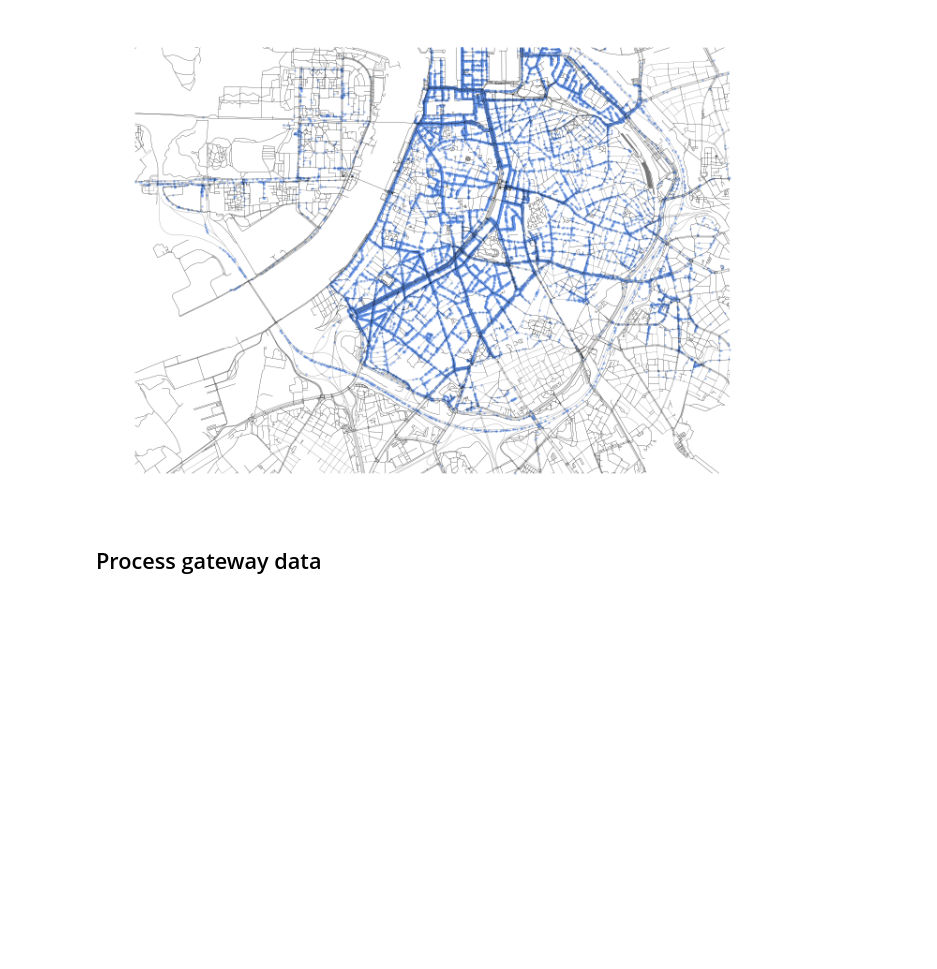
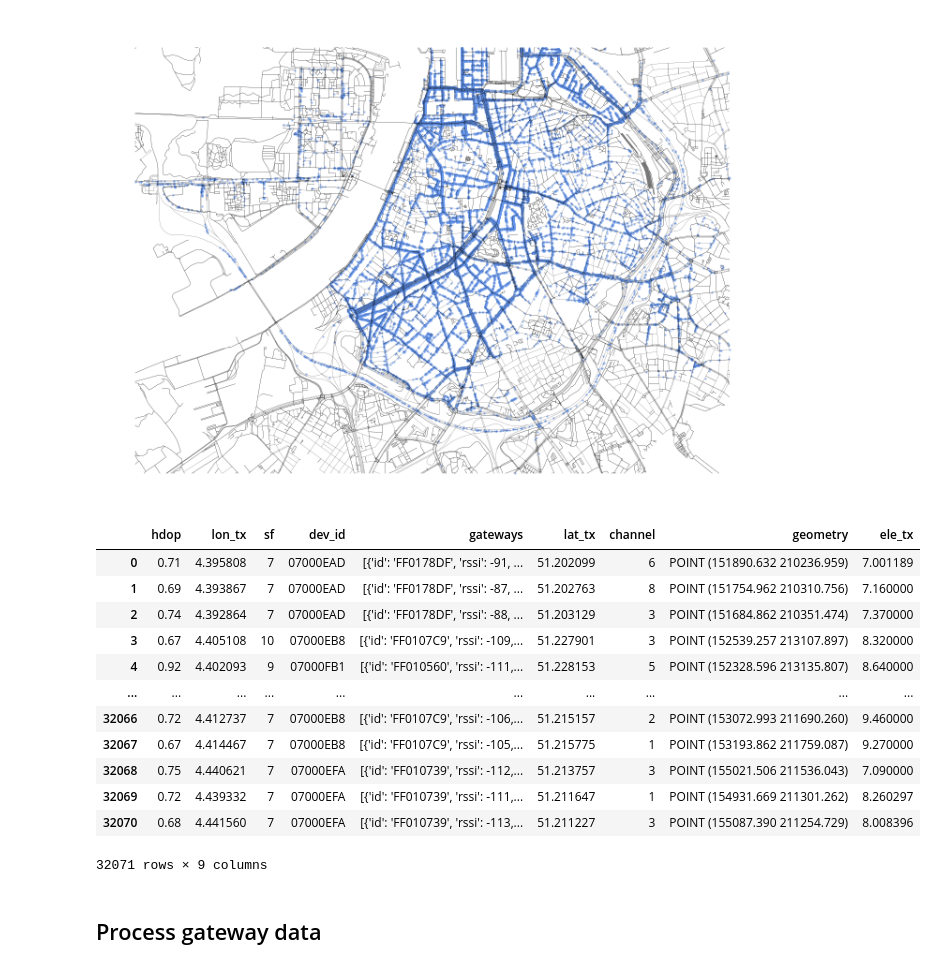
Before and after one commit to seaarts/proppy, a Jupyter notebook: examples/antwerp/make_linkdata.ipynb, the cells around one changed output. Saved outputs shown, nothing was run; the diff lists cells and outputs as text; code cells hidden in the pictures; blank space fills up the shorter version.

```diff
--- a/examples/antwerp/make_linkdata.ipynb
+++ b/examples/antwerp/make_linkdata.ipynb
@@ -123,6 +123,22 @@ plt.axis("off")
 plt.show()
 # %% [output]
 [figure]
+# %%
+uplinks
+# %% [output]
+|  | hdop | lon_tx | sf | dev_id | gateways | lat_tx | channel | geometry | ele_tx |
+| 0 | 0.71 | 4.395808 | 7 | 07000EAD | [{'id': 'FF0178DF', 'rssi': -91, ... | 51.202099 | 6 | POINT (151890.632 210236.959) | 7.001189 |
+| 1 | 0.69 | 4.393867 | 7 | 07000EAD | [{'id': 'FF0178DF', 'rssi': -87, ... | 51.202763 | 8 | POINT (151754.962 210310.756) | 7.160000 |
+| 2 | 0.74 | 4.392864 | 7 | 07000EAD | [{'id': 'FF0178DF', 'rssi': -88, ... | 51.203129 | 3 | POINT (151684.862 210351.474) | 7.370000 |
+| 3 | 0.67 | 4.405108 | 10 | 07000EB8 | [{'id': 'FF0107C9', 'rssi': -109,... | 51.227901 | 3 | POINT (152539.257 213107.897) | 8.320000 |
+| 4 | 0.92 | 4.402093 | 9 | 07000FB1 | [{'id': 'FF010560', 'rssi': -111,... | 51.228153 | 5 | POINT (152328.596 213135.807) | 8.640000 |
+| ... | ... | ... | ... | ... | ... | ... | ... | ... | ... |
+| 32066 | 0.72 | 4.412737 | 7 | 07000EB8 | [{'id': 'FF0107C9', 'rssi': -106,... | 51.215157 | 2 | POINT (153072.993 211690.260) | 9.460000 |
+| 32067 | 0.67 | 4.414467 | 7 | 07000EB8 | [{'id': 'FF0107C9', 'rssi': -105,... | 51.215775 | 1 | POINT (153193.862 211759.087) | 9.270000 |
+| 32068 | 0.75 | 4.440621 | 7 | 07000EFA | [{'id': 'FF010739', 'rssi': -112,... | 51.213757 | 3 | POINT (155021.506 211536.043) | 7.090000 |
+| 32069 | 0.72 | 4.439332 | 7 | 07000EFA | [{'id': 'FF010739', 'rssi': -111,... | 51.211647 | 1 | POINT (154931.669 211301.262) | 8.260297 |
+| 32070 | 0.68 | 4.441560 | 7 | 07000EFA | [{'id': 'FF010739', 'rssi': -113,... | 51.211227 | 3 | POINT (155087.390 211254.729) | 8.008396 |
+32071 rows × 9 columns
 # %%
 # Query uplink location elevation (m)
 point_values = rs.zonal_stats(uplinks.geometry,
```
Also changed, not shown: 1 other file.
